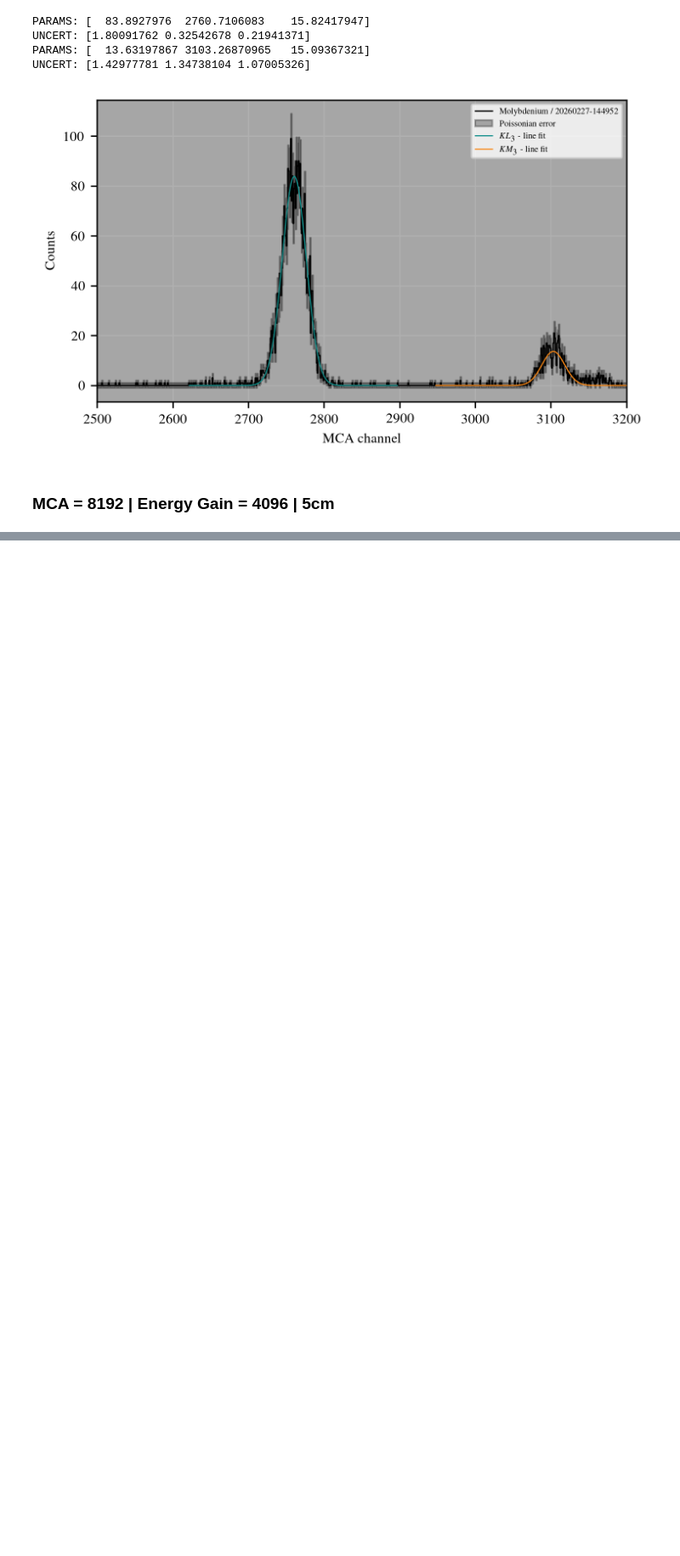
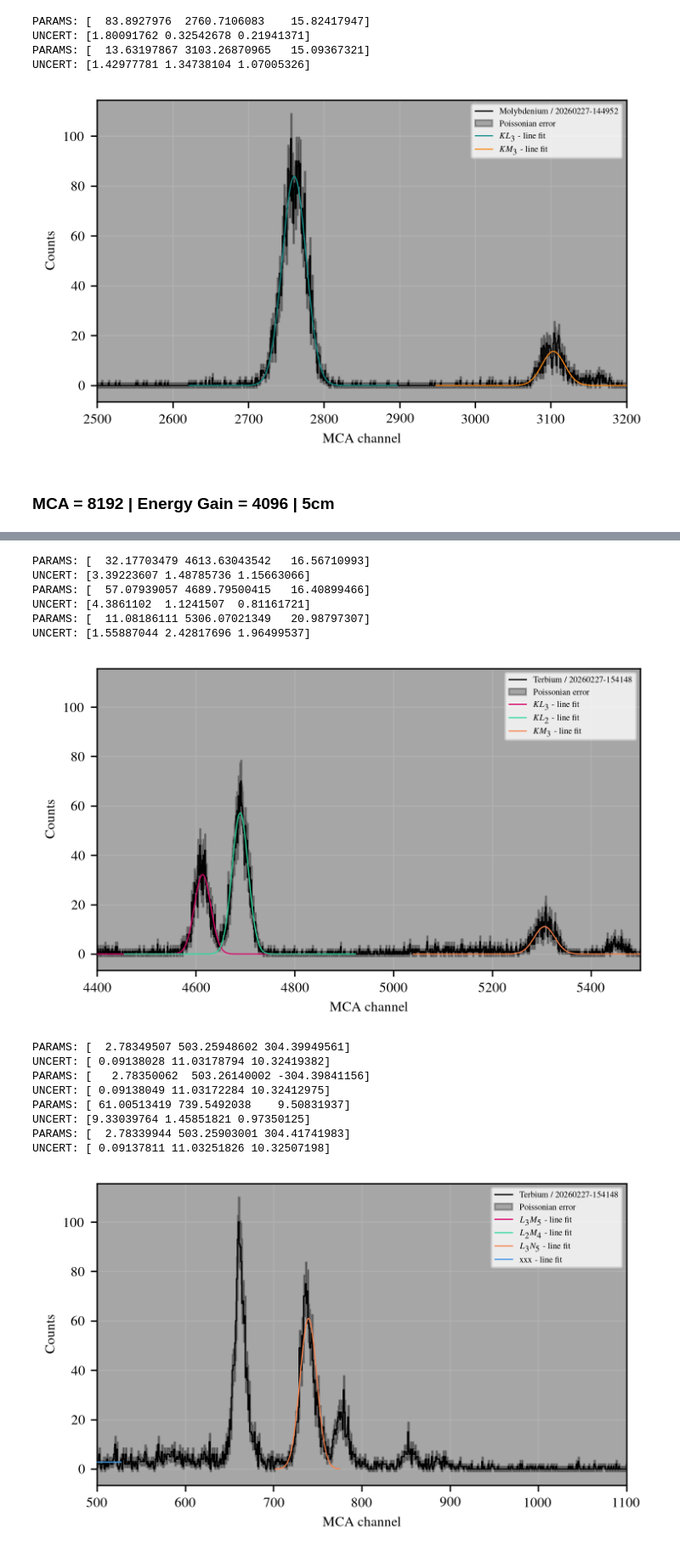
Before and after one commit to SirPhoenix007/IBA-Bonn, a Jupyter notebook: Study_2602_PIXEDetector/PIXE_results.ipynb, the cells around one changed output, grey strips where cells are left out. Shown at 85% size. Drawn from its saved outputs; the diff is of its cells as text; code cells hidden in the pictures; blank space fills up the shorter version.

```diff
--- a/Study_2602_PIXEDetector/PIXE_results.ipynb
+++ b/Study_2602_PIXEDetector/PIXE_results.ipynb
@@ -539,0 +569,51 @@ all_peaks_one_measurement(file = file_to_analyze_Mo, peaks = init_val, xlim=xlim
+# %%
+#------------ Terbium ------------#
+file_to_analyze_Tb = './/2026_02_27//20260227-154148.vspc'
+
+init_val1 = [[40,4600,12], [57,4700,16], [20,5300,20]]
+init_val2 = [[100,600,20], [75,700,20], [30,780,10], [10,900,8]]
+xlim1 = [4400,5500]
+xlim2 = [500,1100]
+info1 = ['Terbium', '$KL_3$', '$KL_2$', '$KM_3$']
+info2 = ['Terbium', '$L_3M_5$', '$L_2M_4$', '$L_3N_5$', 'xxx']
+
+all_peaks_one_measurement(file = file_to_analyze_Tb, peaks = init_val1, xlim=xlim1, info=info1, col_flag=False, identifier='1')
+all_peaks_one_measurement(file = file_to_analyze_Tb, peaks = init_val2, xlim=xlim2, info=info2, col_flag=False, identifier='2')
+#------------ Terbium------------#
+
+#------------ Barium ------------#
+file_to_analyze_Ba = './/2026_02_27//20260227-153318.vspc'
+
+init_val = [[40,3450,15], [10,3900,10], [20,5300,20]]
+xlim = [3000,5500]
+info = ['Barium', '$KL_3$', '$KM_3$', 'xxx']
+
+all_peaks_one_measurement(file = file_to_analyze_Ba, peaks = init_val, xlim=xlim, info=info, col_flag=False, identifier='1')
+#------------ Barium ------------#
+
+#------------ Silber ------------#
+file_to_analyze_Ag = './/2026_02_27//20260227-152444.vspc'
+
+init_val = [[610,2300,50], [100,2600,30]]
+xlim = [2100,2800]
+info = ['Silver', '$KL_3$', '$KM_3$']
+
+all_peaks_one_measurement(file = file_to_analyze_Ag, peaks = init_val, xlim=xlim, info=info, col_flag=False, identifier='0')
+#------------ Silber ------------#
+# %% [output]
+PARAMS: [  32.17703479 4613.63043542   16.56710993]
+UNCERT: [3.39223607 1.48785736 1.15663066]
+PARAMS: [  57.07939057 4689.79500415   16.40899466]
+UNCERT: [4.3861102  1.1241507  0.81161721]
+PARAMS: [  11.08186111 5306.07021349   20.98797307]
+UNCERT: [1.55887044 2.42817696 1.96499537]
+[figure, added]
+PARAMS: [  2.78349507 503.25948602 304.39949561]
+UNCERT: [ 0.09138028 11.03178794 10.32419382]
+PARAMS: [   2.78350062  503.26140002 -304.39841156]
+UNCERT: [ 0.09138049 11.03172284 10.32412975]
+PARAMS: [ 61.00513419 739.5492038    9.50831937]
+UNCERT: [9.33039764 1.45851821 0.97350125]
+PARAMS: [  2.78339944 503.25903001 304.41741983]
+UNCERT: [ 0.09137811 11.03251826 10.32507198]
+[figure, added]
```
Also changed, not shown: parts of 4 cells of this notebook, 35 other files.
